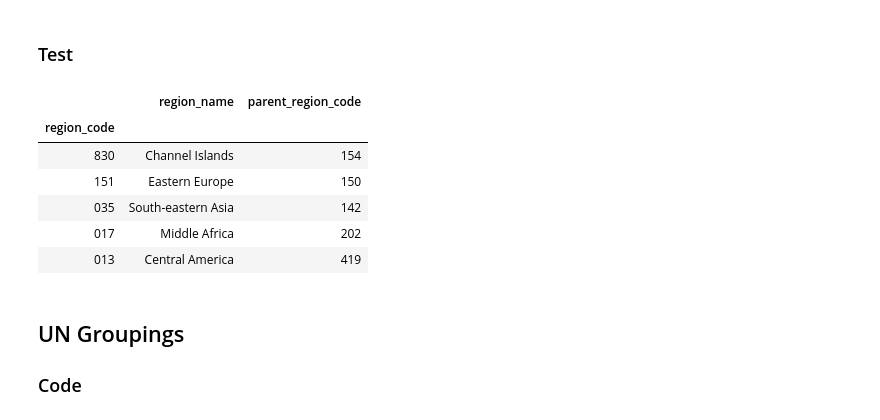
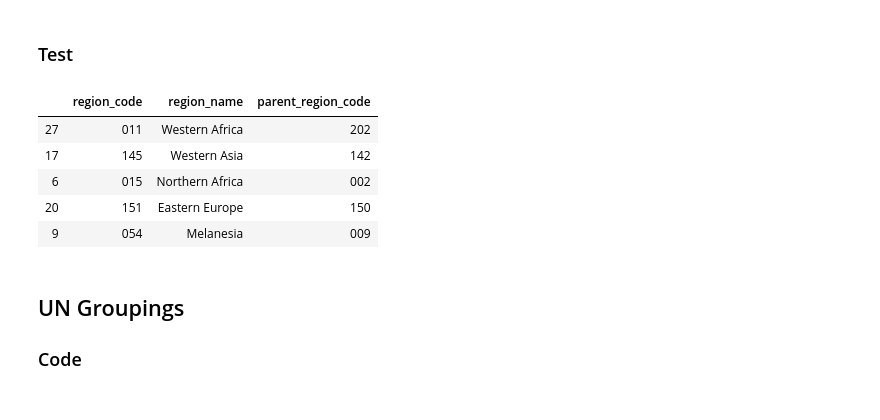
Before and after one commit to skustes/UN-Regions-and-Countries, a Jupyter notebook: Countries & UN Regions.ipynb, the cells around one changed output. Saved outputs shown, nothing was run; the diff lists cells and outputs as text; code cells hidden in the pictures.

```diff
--- a/Countries & UN Regions.ipynb
+++ b/Countries & UN Regions.ipynb
@@ -890,13 +887,9 @@ print( error_dict_to_string( un_region.UNRegion.validate_regions(regions, db) )
 # %% [output]
 No errors
 # %%
-# Truncate table each run to prevent collisions
-# REMOVE WHEN DONE WITH NOTEBOOK
-db.truncate_table( 'un_m49_region' )
-
 # Insert UN Regions
 print( 'Expecting to insert:', regions.shape[0], 'rows' ) # How many rows am I expecting to be inserted?
-insert_un_regions = db.run_query( build_insert_query('un_m49_region', regions) )
+insert_un_regions = db.run_query( db.build_insert_query('un_m49_region', regions) )
 print( insert_un_regions['rows'], 'records inserted' )
 # %% [output]
 Expecting to insert: 31 rows
@@ -905,16 +898,15 @@ Expecting to insert: 31 rows
 ### Test
 # %%
 un_regions_query = db.run_query( 'SELECT * FROM un_m49_region' )
-un_regions = pd.DataFrame.from_dict( un_regions_query['data'] ).set_index('region_code')
+un_regions = pd.DataFrame.from_dict( un_regions_query['data'] )
 un_regions.sample(5)
 # %% [output]
-|  | region_name | parent_region_code |
-| region_code |  |  |
-| 830 | Channel Islands | 154 |
-| 151 | Eastern Europe | 150 |
-| 035 | South-eastern Asia | 142 |
-| 017 | Middle Africa | 202 |
-| 013 | Central America | 419 |
+|  | region_code | region_name | parent_region_code |
+| 27 | 011 | Western Africa | 202 |
+| 17 | 145 | Western Asia | 142 |
+| 6 | 015 | Northern Africa | 002 |
+| 20 | 151 | Eastern Europe | 150 |
+| 9 | 054 | Melanesia | 009 |
 # %% [markdown]
 ## UN Groupings
 ### Code
```
Also changed, not shown: parts of 20 cells of this notebook, 1 other file.
